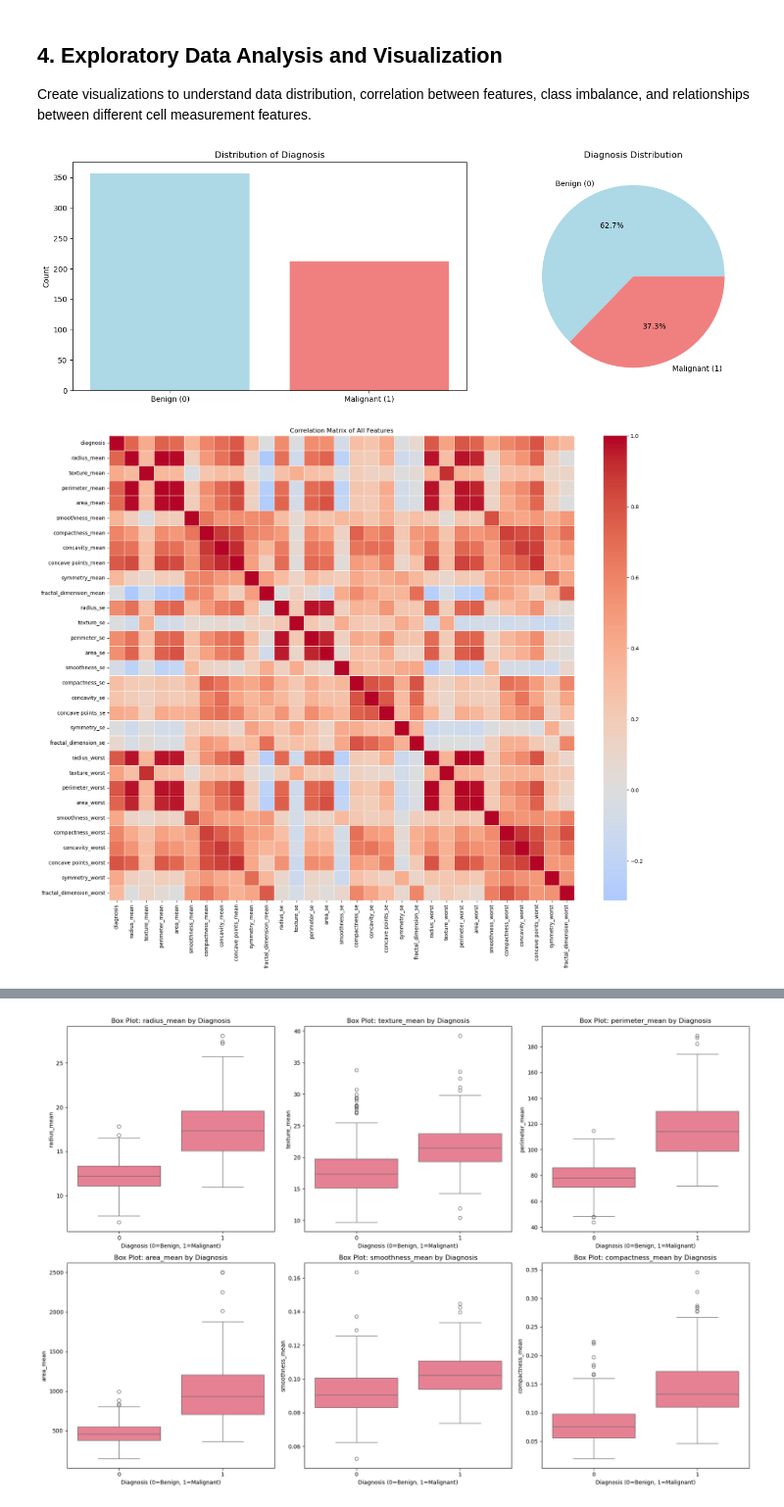
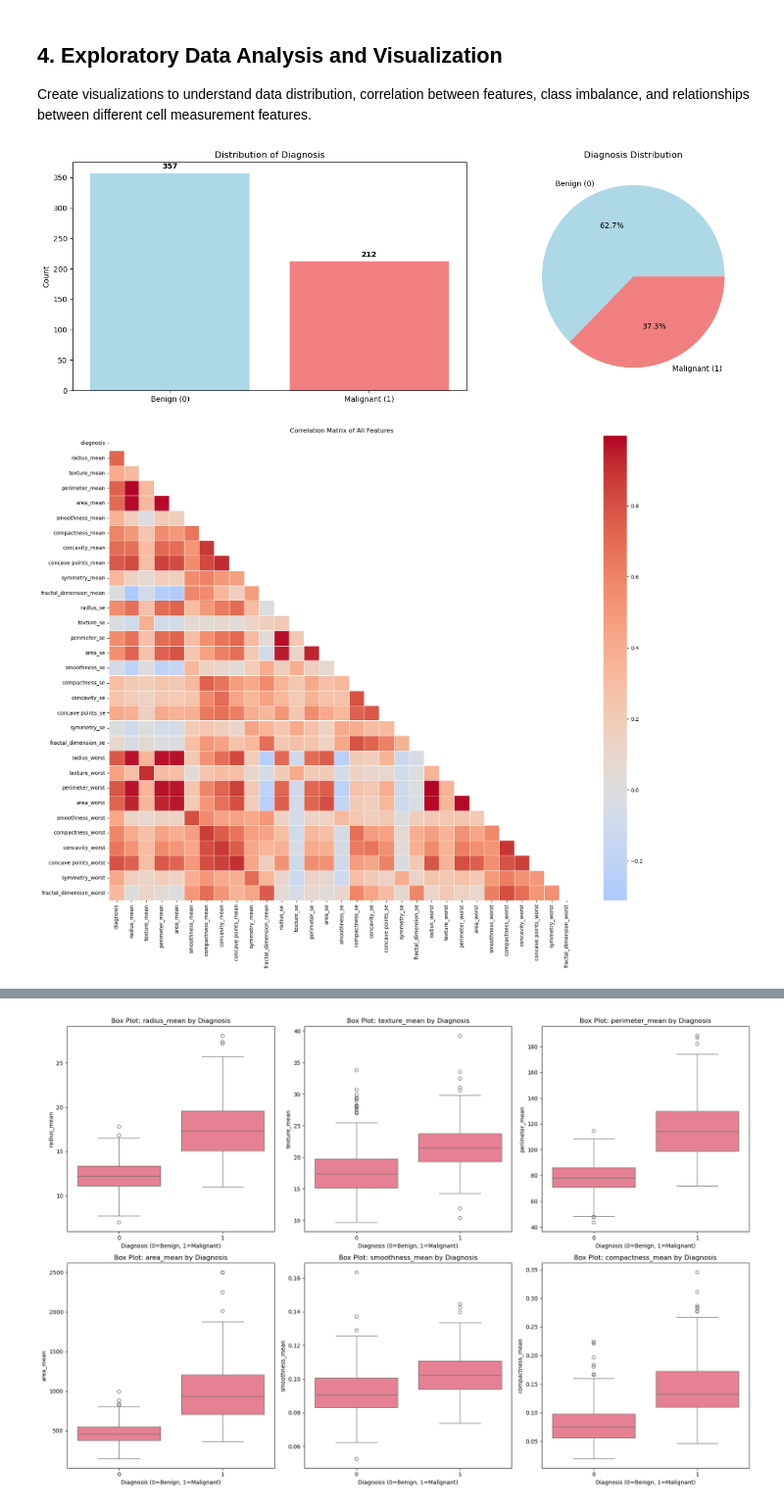
Before and after one commit to cristinalakasz/breast-cancer, a Jupyter notebook: breast_cancer_prediction2.ipynb, the cells around one changed output, grey strips where cells are left out. Shown: that part at 98% size. Cells and saved outputs as stored; diff of their text form; code cells hidden in the pictures.

```diff
--- a/breast_cancer_prediction2.ipynb
+++ b/breast_cancer_prediction2.ipynb
@@ -53,16 +163,13 @@ Load the breast cancer dataset from the 'data' file path, examine its structure,
 # %%
 # Load the dataset
 # Assuming the dataset is in CSV format in the data directory
-try:
-    df = pd.read_csv('data/data.csv')
-    print("Dataset loaded successfully!")
-except FileNotFoundError:
-    # Alternative: Load from sklearn's built-in breast cancer dataset
-    from sklearn.datasets import load_breast_cancer
-    data = load_breast_cancer()
-    df = pd.DataFrame(data.data, columns=data.feature_names)
-    df['diagnosis'] = data.target
-    print("Loaded breast cancer dataset from sklearn!")
+df = pd.read_csv('data\data.csv')
+print("Dataset loaded successfully!")
+# Could havve set index_col=0 but we wanted to drop 'id' column later, and keep an incremental index
+
+# drop Unnamed: 32 column, as it is not useful
+if 'Unnamed: 32' in df.columns:
+    df.drop(columns=['Unnamed: 32'], inplace=True)
 
 # Display basic information about the dataset
 print(f"\nDataset Shape: {df.shape}")
@@ -177,15 +271,7 @@ Dropped columns: ['id', 'Unnamed: 32']
 # %%
 # Handle target variable encoding
-# Check if diagnosis column exists and encode it
-if 'diagnosis' in df.columns:
-    if df['diagnosis'].dtype == 'object':
-        # Encode categorical diagnosis (M=1, B=0)
-        le = LabelEncoder()
-        df['diagnosis'] = le.fit_transform(df['diagnosis'])
-        print("Diagnosis column encoded: Malignant=1, Benign=0")
-
-    # Check class distribution
-    print(f"\nClass distribution:")
-    print(df['diagnosis'].value_counts())
-    print(f"\nClass distribution (percentage):")
-    print(df['diagnosis'].value_counts(normalize=True) * 100)
+# Encode the 'diagnosis' column
+if df['diagnosis'].dtype == 'object':
+    # Encode categorical diagnosis (M=1, B=0)
+    le = {'M' : 1, 'B': 0}
+    df['diagnosis'] = df['diagnosis'].map(le)
@@ -258,9 +343,14 @@ fig, axes = plt.subplots(1, 2, figsize=(15, 5))
 # Bar plot for class distribution
 if 'diagnosis' in df.columns:
     diagnosis_counts = df['diagnosis'].value_counts()
-    axes[0].bar(['Benign (0)', 'Malignant (1)'], diagnosis_counts.values, color=['lightblue', 'lightcoral'])
+    bars = axes[0].bar(['Benign (0)', 'Malignant (1)'], diagnosis_counts.values, color=['lightblue', 'lightcoral'])
     axes[0].set_title('Distribution of Diagnosis')
     axes[0].set_ylabel('Count')
+
+    # Add count labels on bars
+    for bar, count in zip(bars, diagnosis_counts.values):
+        axes[0].text(bar.get_x() + bar.get_width()/2., bar.get_height() + 5,
+                    f'{count}', ha='center', va='bottom', fontweight='bold')
 
     # Pie chart for class distribution
     axes[1].pie(diagnosis_counts.values, labels=['Benign (0)', 'Malignant (1)'],
@@ -270,17 +360,18 @@ if 'diagnosis' in df.columns:
 plt.tight_layout()
 plt.show()
 # %% [output]
-[figure, old version]
+[figure, new version]
 # %%
 # Correlation matrix heatmap
 plt.figure(figsize=(20, 16))
 correlation_matrix = df.corr()
+mask = np.triu(np.ones_like(correlation_matrix, dtype=bool))
 sns.heatmap(correlation_matrix, annot=False, cmap='coolwarm', center=0,
-            square=True, linewidths=0.5)
+            square=True, linewidths=0.5, mask=mask)
 plt.title('Correlation Matrix of All Features')
 plt.show()
 # %% [output]
-[figure, old version]
+[figure, new version]
 # %%
 # Distribution of key features
 # Select a few important features for visualization
```
Also changed, not shown: parts of 36 cells of this notebook.
